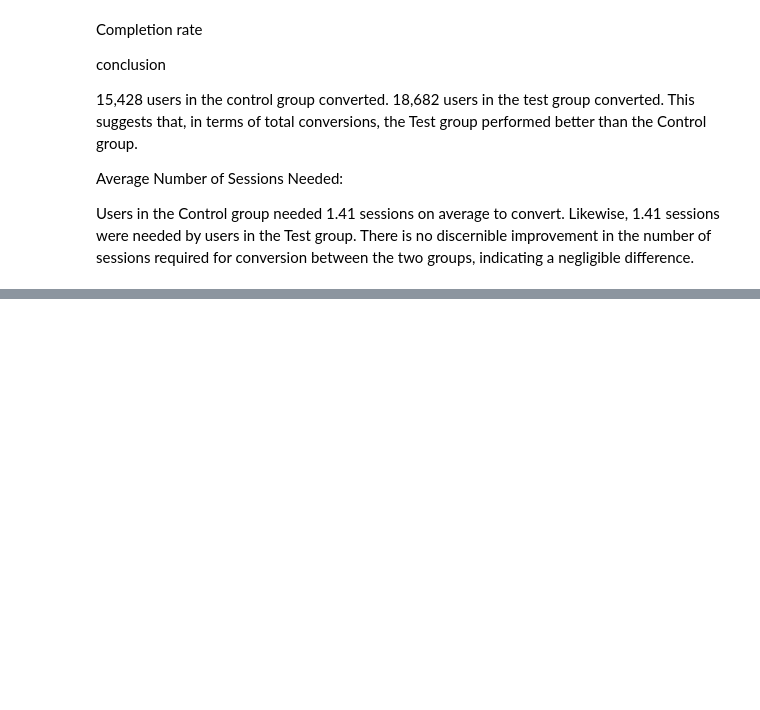
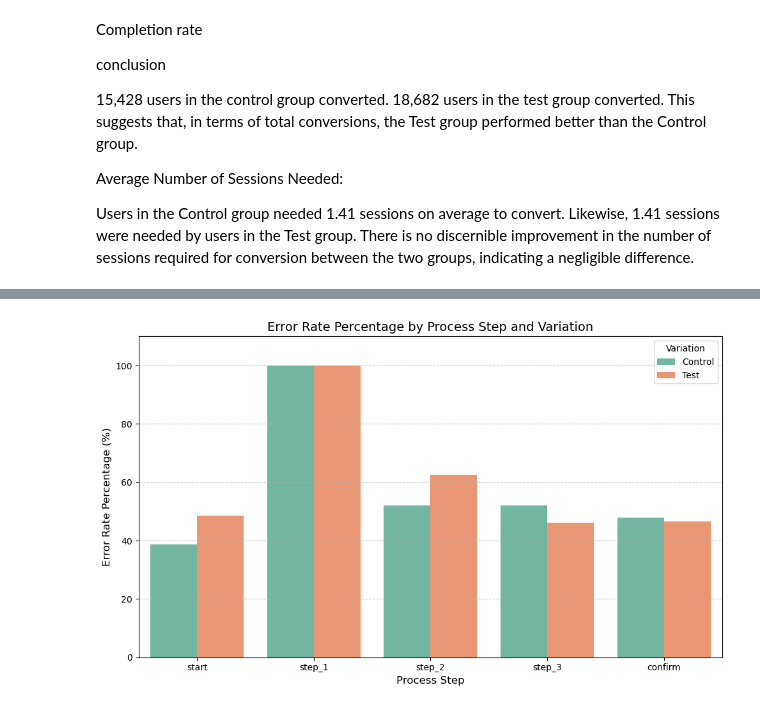
Before and after one commit to Aurelie75FR/Vangard--AB-Test, a Jupyter notebook: notebooks/explo_insights_Aur.ipynb, the cells around one changed output, grey strips where cells are left out. Saved outputs shown, nothing was run; the diff lists cells and outputs as text; code cells hidden in the pictures; blank space fills up the shorter version.

```diff
--- a/notebooks/explo_insights_Aur.ipynb
+++ b/notebooks/explo_insights_Aur.ipynb
@@ -298,0 +507,31 @@ There is no discernible improvement in the number of sessions required for conve
+# %%
+data = {
+    "process_step": ["start", "start", "step_1", "step_1", "step_2", "step_2", "step_3", "step_3","confirm", "confirm"],
+    "Variation": ["Control", "Test", "Control", "Test", "Control", "Test", "Control", "Test", "Control", "Test"],
+    "error_rate_percentage": [38.601360, 48.483930, 100.000000, 100.000000, 51.942446, 62.471483, 52.046784, 46.144279, 47.897846, 46.552839],
+}
+df = pd.DataFrame(data)
+
+plt.figure(figsize=(10, 6))
+sns.barplot(
+    data=df,
+    x="process_step",
+    y="error_rate_percentage",
+
+    hue="Variation",
+    palette="Set2",
+)
+
+# Chart Customizations
+plt.title("Error Rate Percentage by Process Step and Variation", fontsize=14)
+plt.xlabel("Process Step", fontsize=12)
+plt.ylabel("Error Rate Percentage (%)", fontsize=12)
+plt.ylim(0, 110)  # Set the y-axis limit for clarity
+plt.grid(axis="y", linestyle="--", alpha=0.7)
+plt.legend(title="Variation")
+
+# Show Plot
+plt.tight_layout()
+plt.show()
+# %% [output]
+[figure, added]
```
Also changed, not shown: parts of 14 cells of this notebook.
